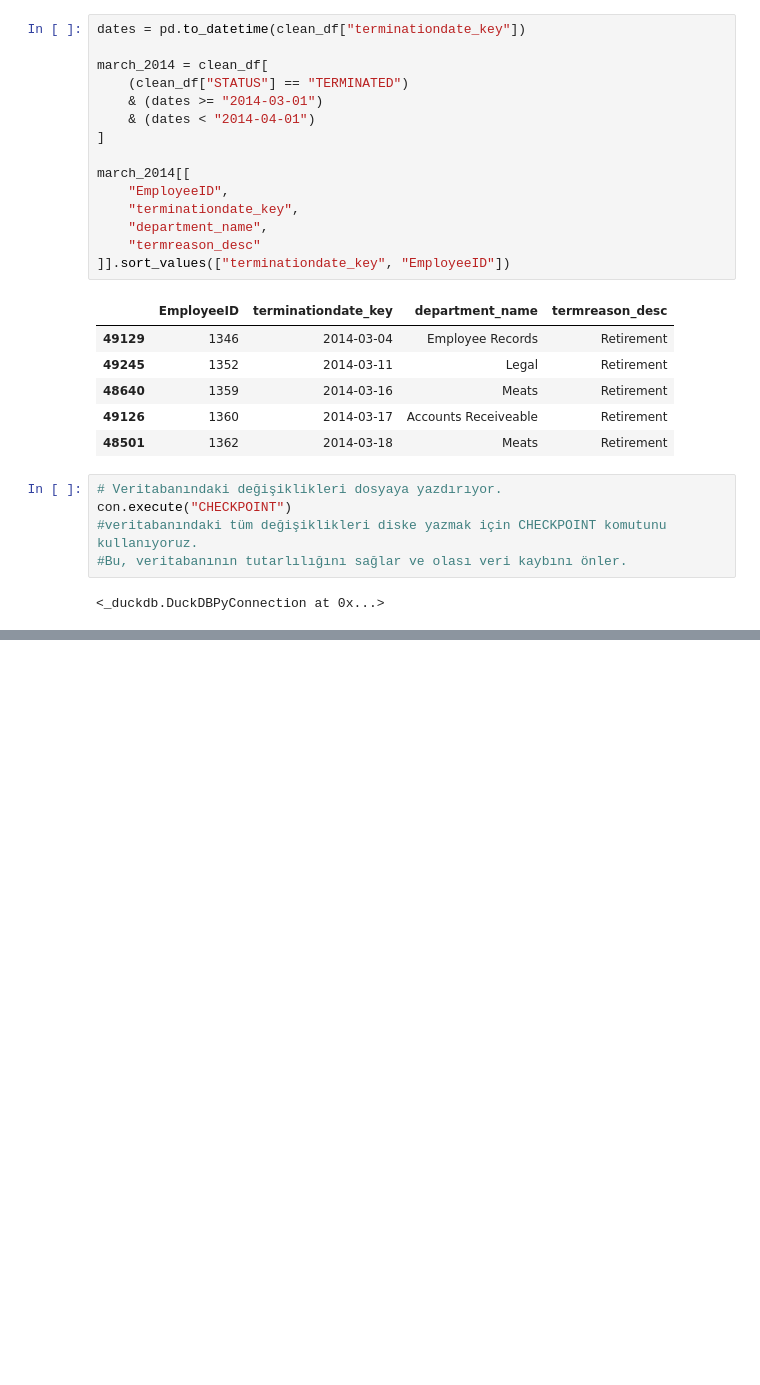
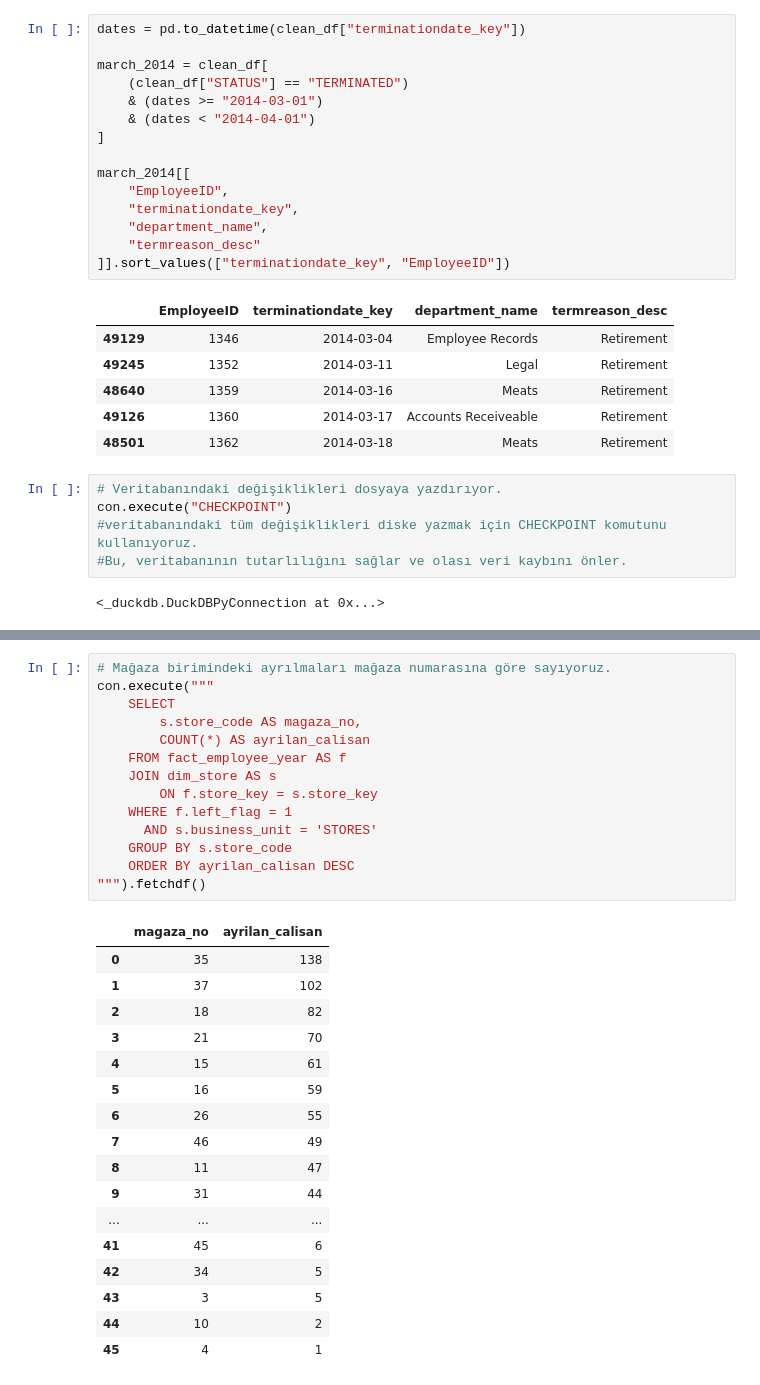
Before and after one commit to nazlican-engineer/Mercek, a Jupyter notebook: notebooks/03_duckdb_ambar.ipynb, the cells around one changed output, grey strips where cells are left out. Cells and saved outputs as stored; diff of their text form; blank space fills up the shorter version.

```diff
--- a/notebooks/03_duckdb_ambar.ipynb
+++ b/notebooks/03_duckdb_ambar.ipynb
@@ -657,0 +730,32 @@ con.close() #veri tabanını kapatıyoruz
+# %%
+# Mağaza birimindeki ayrılmaları mağaza numarasına göre sayıyoruz.
+con.execute("""
+    SELECT
+        s.store_code AS magaza_no,
+        COUNT(*) AS ayrilan_calisan
+    FROM fact_employee_year AS f
+    JOIN dim_store AS s
+        ON f.store_key = s.store_key
+    WHERE f.left_flag = 1
+      AND s.business_unit = 'STORES'
+    GROUP BY s.store_code
+    ORDER BY ayrilan_calisan DESC
+""").fetchdf()
+# %% [output]
+|  | magaza_no | ayrilan_calisan |
+| 0 | 35 | 138 |
+| 1 | 37 | 102 |
+| 2 | 18 | 82 |
+| 3 | 21 | 70 |
+| 4 | 15 | 61 |
+| 5 | 16 | 59 |
+| 6 | 26 | 55 |
+| 7 | 46 | 49 |
+| 8 | 11 | 47 |
+| 9 | 31 | 44 |
+| ... | ... | ... |
+| 41 | 45 | 6 |
+| 42 | 34 | 5 |
+| 43 | 3 | 5 |
+| 44 | 10 | 2 |
+| 45 | 4 | 1 |
```
Also changed, not shown: parts of 9 cells of this notebook, 18 other files.
